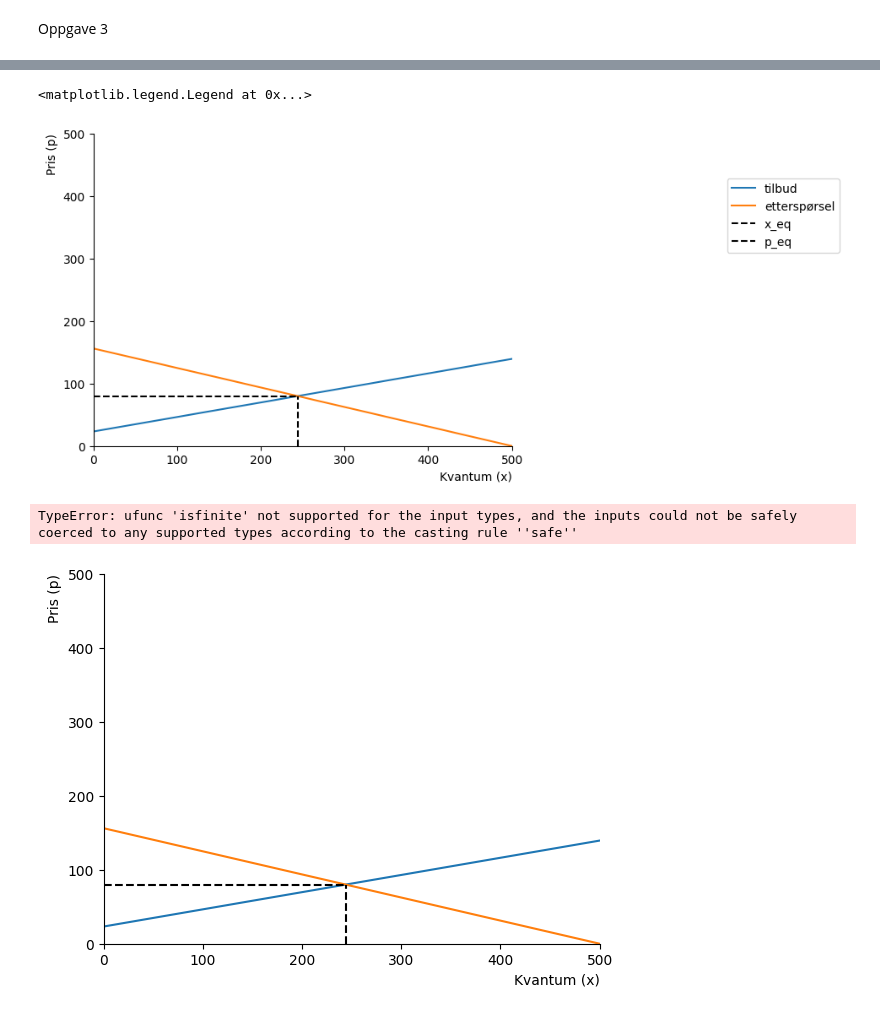
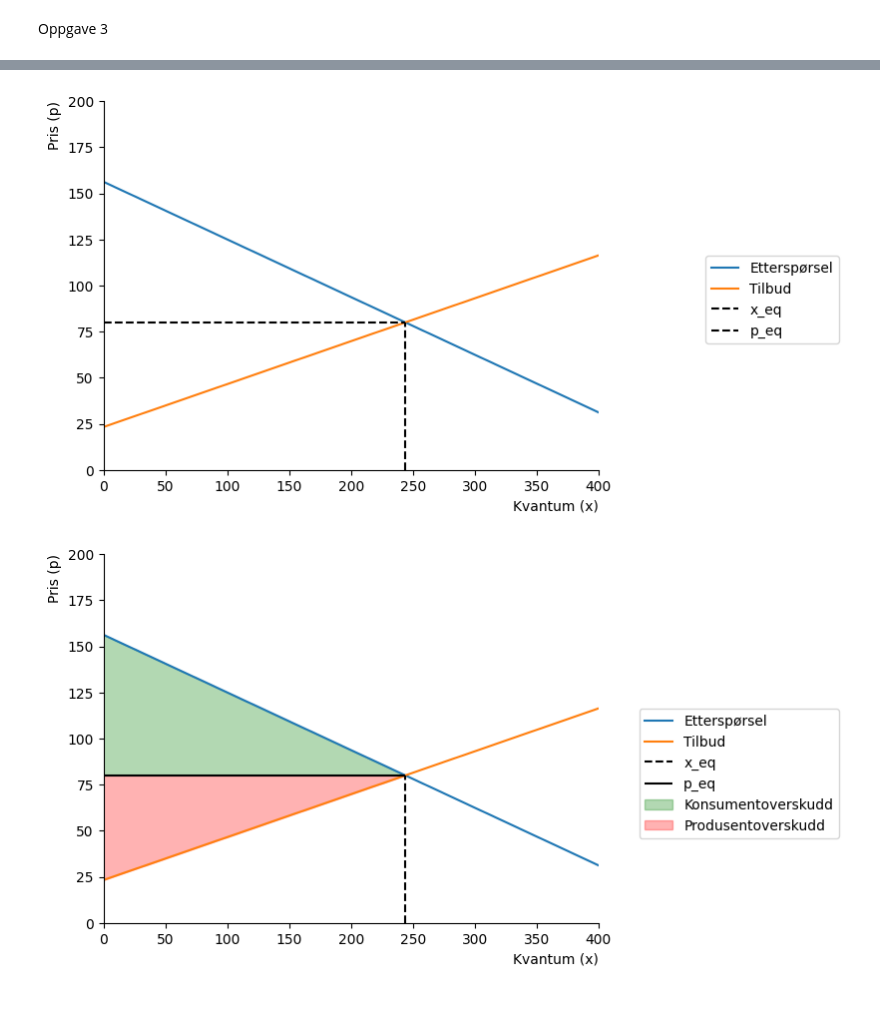
Before and after one commit to Einarness/SOK-1006, a Jupyter notebook: sok1006-notater_edit/arbeidskrav 3.ipynb, the cells around one changed output, grey strips where cells are left out. Cells and saved outputs as stored; diff of their text form; code cells hidden in the pictures.

```diff
--- a/sok1006-notater_edit/arbeidskrav 3.ipynb
+++ b/sok1006-notater_edit/arbeidskrav 3.ipynb
@@ -74,8 +74,10 @@ display(sol_dict[p]) #uttrykk for likevektspris
 # %% [output]
 $\displaystyle 0.573333333333333 t + 80.0$
 # %%
-def p_eq(t):
-    return(0.573333333333333*t+80.0)
+p_eq=sp.lambdify(
+    (t),
+    sol_dict[p]
+)
 p_eq(t)
 # %% [output]
 $\displaystyle 0.573333333333333 t + 80.0$
@@ -84,8 +86,10 @@ display(sol_dict[x]) #uttrykk for likevektskvantum
 # %% [output]
 $\displaystyle 244.0 - 1.83466666666667 t$
 # %%
-def x_eq(t):
-    return 244.0-1.83466666666667*t
+x_eq=sp.lambdify(
+    (t),
+    sol_dict[x]
+)
 x_eq(t)
 # %% [output]
 $\displaystyle 244.0 - 1.83466666666667 t$
@@ -114,14 +143,16 @@ $\displaystyle t \left(244.0 - 1.83466666666667 t\right)$
 # %% [markdown]
 Oppgave 3
 # %%
-#lag en akse som vi skal bruke flere ganger
-p_num = np.linspace(0.1,300,300)
+x_num=np.linspace(0.1,400,300)
+
+#lag en akse
+
 def create_ax():
                 fig, ax = plt.subplots()
                 ax.set_ylabel('Pris (p)', loc='top')
                 ax.set_xlabel('Kvantum (x)', loc='right')
-                ax.set(xlim=(0,500))
-                ax.set(ylim=(0,500))
+                ax.set(xlim=(0,400))
+                ax.set(ylim=(0,200))
                 ax.spines['top'].set_color('none')
                 ax.spines['right'].set_color('none')
 
@@ -131,12 +162,14 @@ fig, ax = create_ax()
 
 # plott funksjonen
 
-ax.plot(x_s(p_num, 0),p_num, label='tilbud')
+ax.plot(x_num, x_d(x_num), label='Etterspørsel')
+ax.plot(x_num, x_s(x_num,0), label='Tilbud')
+
 
 
 # tittel
-ax.set_title('Markedets tilbud')
+ax.set_title('Markedslikevekt')
 
 #vis navnene:
-ax.legend(loc='best',frameon=False);
+ax.legend(bbox_to_anchor=(1.5,0.6));
 # %% [output]
@@ -156,29 +177,28 @@ ax.legend(loc='best', frameon=False);
 # %%
+q = np.linspace(0,x_eq(0),300)
+
 fig, ax = create_ax()
+ax.plot(x_num, x_d(x_num), label='Etterspørsel')
+ax.plot(x_num, x_s(x_num,0), label='Tilbud')
 
-ax.plot(x_s(p_num,0), p_num ,label='tilbud')
-ax.plot(x_d(p_num), p_num ,label='etterspørsel')
-
-
-ax.vlines(x_eq(0),0,p_eq(0), color='black',ls='dashed', label='x_eq')
+ax.vlines(x_eq(0),0,x_d(x_eq(0)), color='black',ls='dashed', label='x_eq')
 ax.hlines(p_eq(0),0,x_eq(0), color='black',ls='dashed', label='p_eq')
-ax.legend(bbox_to_anchor=(1.5,0.6))
+ax.legend(bbox_to_anchor=(1.5,0.6));
 # %% [output]
-<matplotlib.legend.Legend at 0x...>
-[figure, old version]
+[figure, new version]
 # %%
+q=np.linspace(0,244,200)
 fig, ax = create_ax()
 
-ax.plot(x_s(p_num,0), p_num ,label='tilbud')
-ax.plot(x_d(p_num), p_num ,label='etterspørsel')
+ax.plot(x_num, x_d(x_num), label='Etterspørsel')
+ax.plot(x_num, x_s(x_num,0), label='Tilbud')
 
+ax.vlines(244,0,80, color='black',ls='dashed', label='x_eq')
+ax.hlines(80,0,244, color='black', label='p_eq')
 
-ax.vlines(x_eq(0),0,p_eq(0), color='black',ls='dashed', label='x_eq')
-ax.hlines(p_eq(0),0,x_eq(0), color='black',ls='dashed', label='p_eq')
+ax.fill_between(q,80,x_d(q), color = "green",alpha = 0.3,label='Konsumentoverskudd')
+ax.fill_between(q,x_s(q,0),80, color = "red",alpha = 0.3,label='Produsentoverskudd')
 
-ax.fill_between(x_s(p_num,0),p_eq,x_eq(0), color = "green",alpha = 0.3,label='Konsumentoverskudd')
-ax.fill_between(x_d(p_num),p_num,p_eq(0), color = "red",alpha = 0.3,label='Produsentoverskudd')
-ax.legend(bbox_to_anchor=(1.5,0.6))
+ax.legend(bbox_to_anchor=(1.5,0.6));
 # %% [output]
-TypeError: ufunc 'isfinite' not supported for the input types, and the inputs could not be safely coerced to any supported types according to the casting rule ''safe''
-[figure, old version]
+[figure, new version]
```
Also changed, not shown: parts of 24 cells of this notebook.
